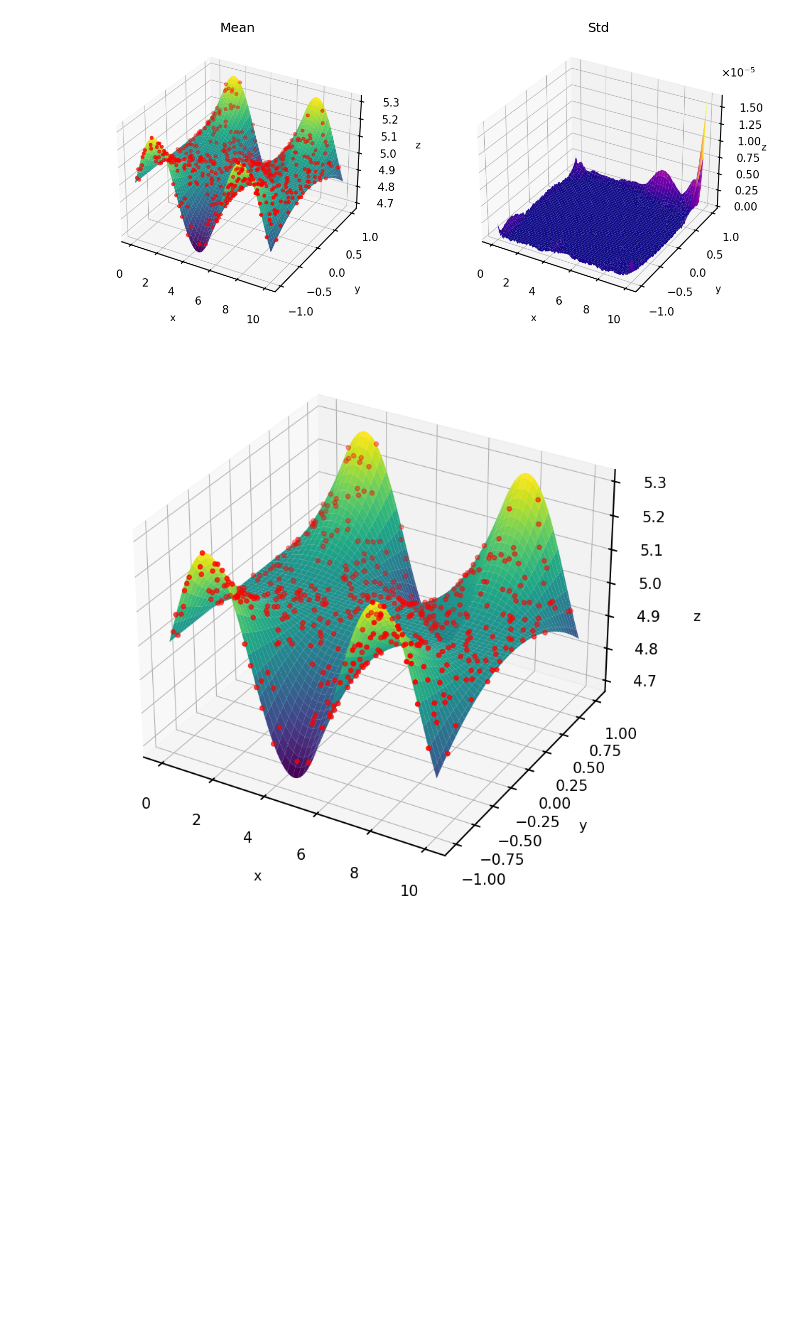
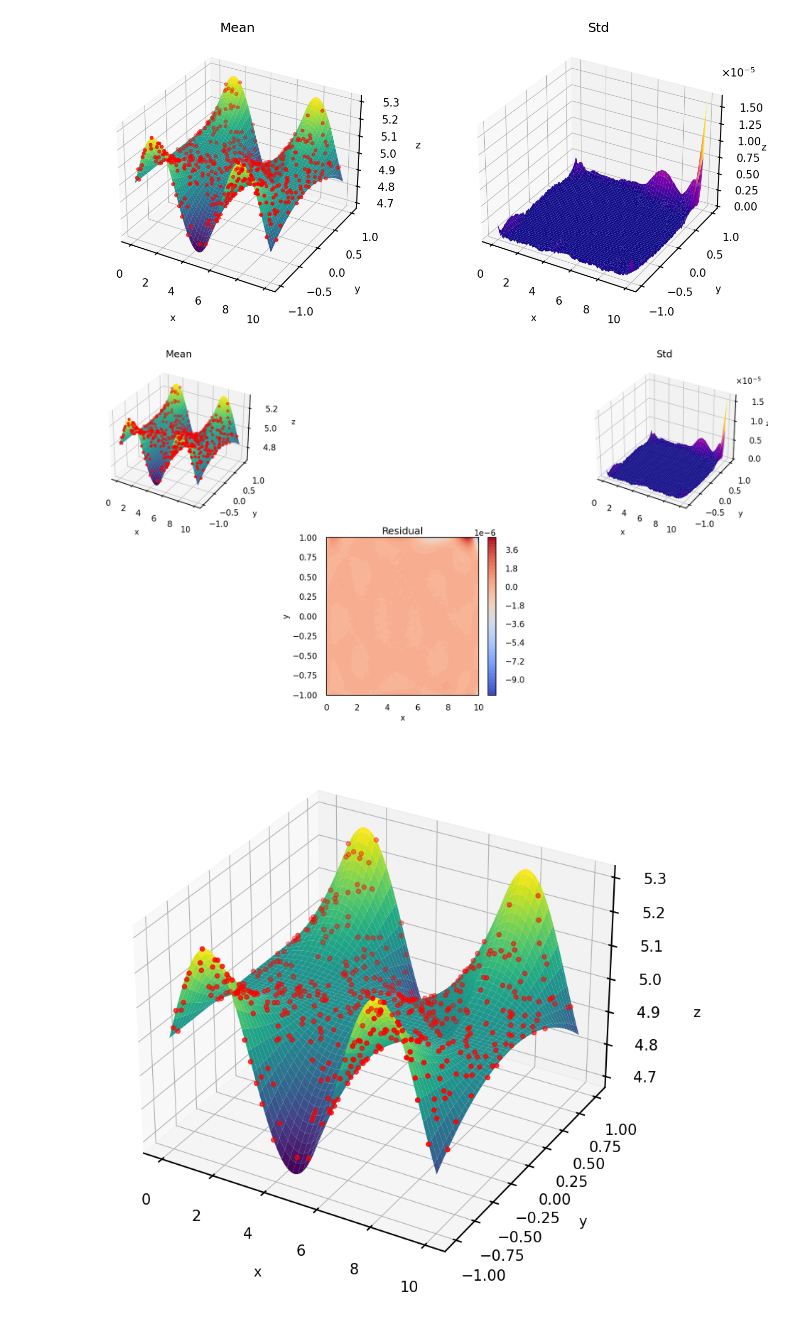
Before and after one commit to AfrozSaqlain/Scientific_Coding, a Jupyter notebook: gaussian_process_regression_2D.ipynb, the cells around one changed output. Saved outputs shown, nothing was run; the diff lists cells and outputs as text; code cells hidden in the pictures; blank space fills up the shorter version.

```diff
--- a/gaussian_process_regression_2D.ipynb
+++ b/gaussian_process_regression_2D.ipynb
@@ -103,6 +103,43 @@ plt.tight_layout(rect=[0, 0, 0.95, 1])
 plt.show()
 # %% [output]
 [figure]
+# %%
+residual = Z_mean - undo_preprocessing(Z, params)
+
+fig = plt.figure(figsize=(18, 10))
+gs = fig.add_gridspec(2, 3)
+
+# Mean
+ax1 = fig.add_subplot(gs[0, 0], projection='3d')
+ax1.plot_surface(X, Y, Z_mean, cmap='viridis')
+ax1.scatter(X_train[:, 0], X_train[:, 1], z_train, color='r', s=20)
+ax1.set_title('Mean')
+ax1.set_xlabel('x', fontsize=14, labelpad=30)
+ax1.set_ylabel('y', fontsize=14, labelpad=30)
+ax1.set_zlabel('z', fontsize=14, labelpad=30)
+
+# Std
+ax2 = fig.add_subplot(gs[0, 2], projection='3d')
+ax2.plot_surface(X, Y, Z_std, cmap='plasma')
+ax2.set_title('Std')
+ax2.zaxis.get_offset_text().set_visible(False)
+ax2.text2D(0.95, 0.85, r"$\times 10^{-5}$", transform=ax2.transAxes, fontsize=15)
+ax2.set_xlabel('x', fontsize=14, labelpad=30)
+ax2.set_ylabel('y', fontsize=14, labelpad=30)
+ax2.set_zlabel('z', fontsize=14, labelpad=17)
+
+# Residual (bottom middle)
+ax3 = fig.add_subplot(gs[1, 1])
+pcm = ax3.contourf(X, Y, residual, levels=50, cmap='coolwarm')
+fig.colorbar(pcm, ax=ax3)
+ax3.set_title('Residual')
+ax3.set_xlabel('x')
+ax3.set_ylabel('y')
+
+plt.tight_layout()
+plt.show()
+# %% [output]
+[figure, added]
 # %%
 fig = plt.figure(figsize=(10, 8))
 ax = fig.add_subplot(111, projection='3d')
```
Also changed, not shown: parts of 1 cell of this notebook.
